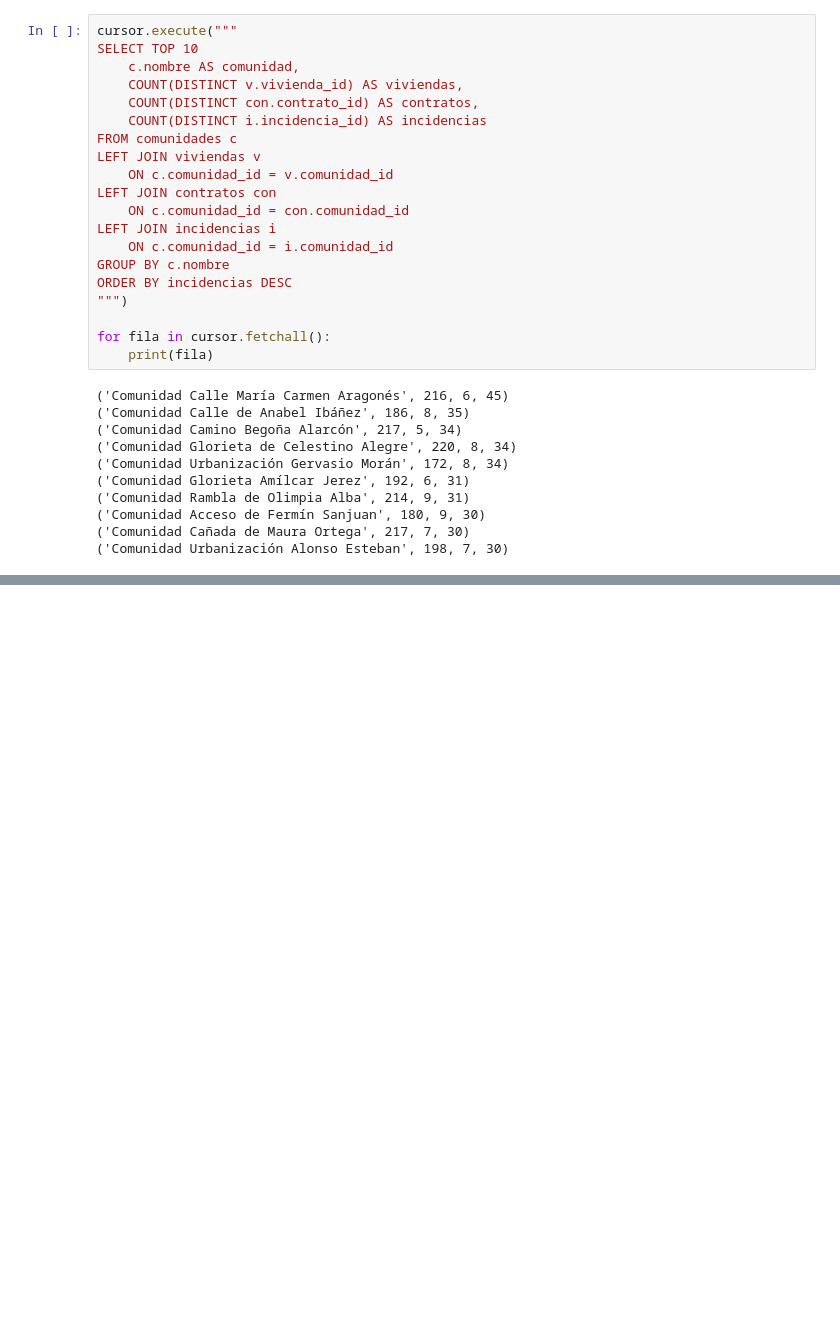
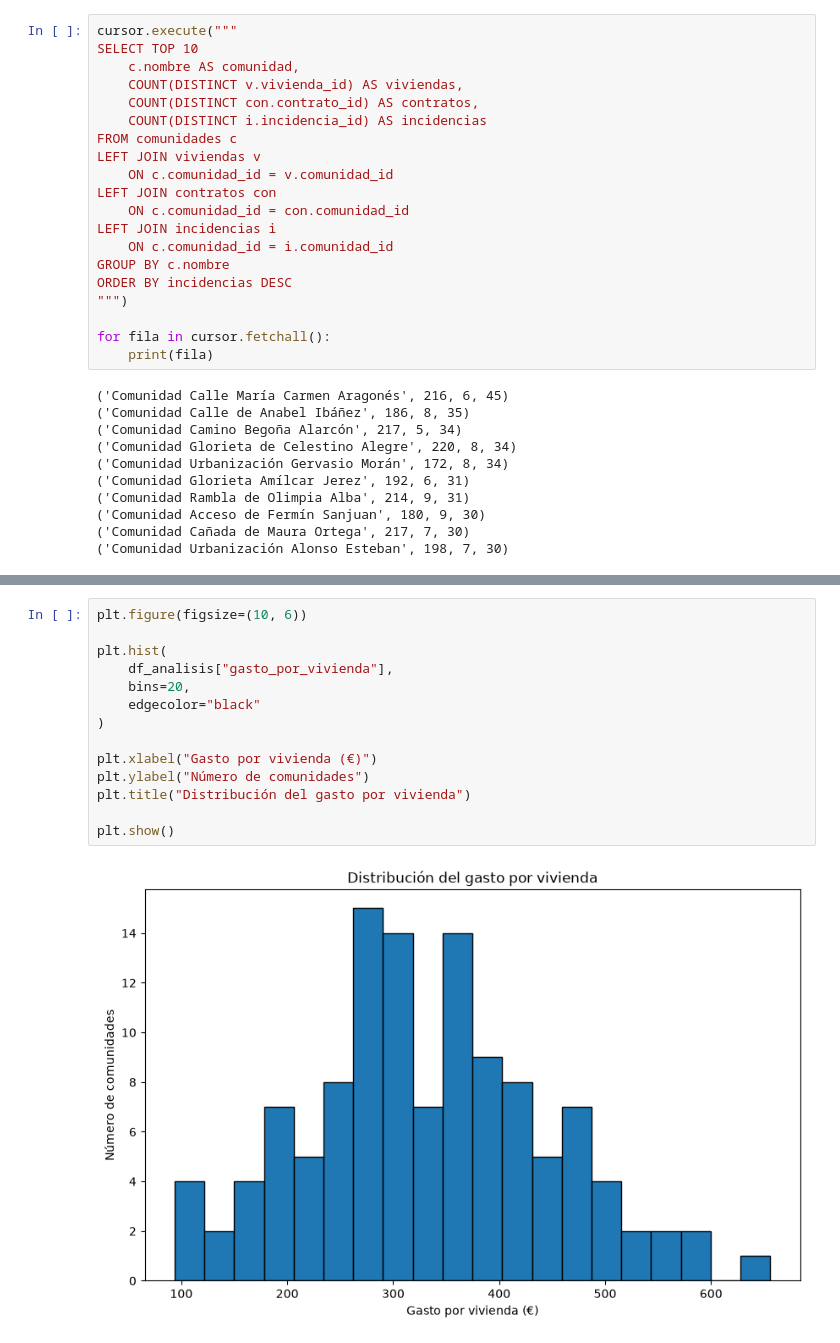
Before and after one commit to contactodiegovega/MyResidential, a Jupyter notebook: Fase2_datos.ipynb, the cells around one changed output, grey strips where cells are left out. Drawn from its saved outputs; the diff is of its cells as text; blank space fills up the shorter version.

```diff
--- a/Fase2_datos.ipynb
+++ b/Fase2_datos.ipynb
@@ -1400,0 +1651,16 @@ for fila in cursor.fetchall():
+# %%
+plt.figure(figsize=(10, 6))
+
+plt.hist(
+    df_analisis["gasto_por_vivienda"],
+    bins=20,
+    edgecolor="black"
+)
+
+plt.xlabel("Gasto por vivienda (€)")
+plt.ylabel("Número de comunidades")
+plt.title("Distribución del gasto por vivienda")
+
+plt.show()
+# %% [output]
+[figure, added]
```
Also changed, not shown: parts of 50 cells of this notebook, 26 other files.
